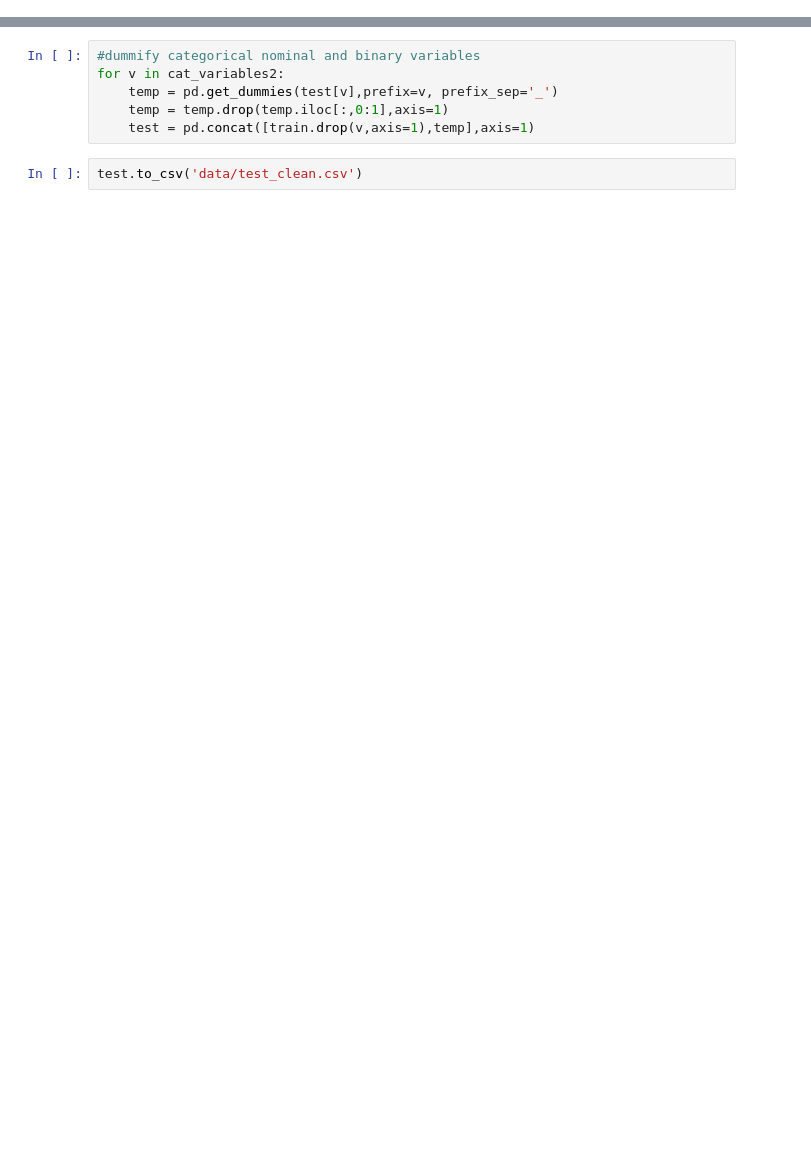
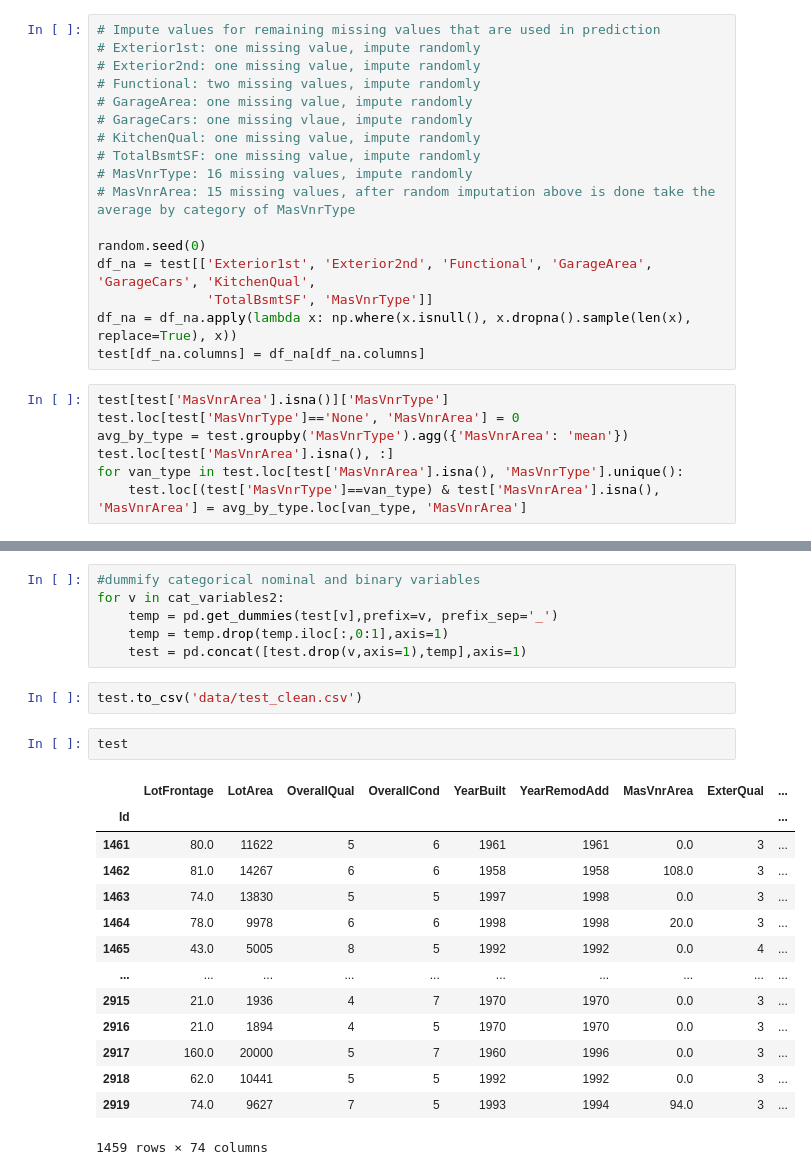
Before and after one commit to LiyiKuo/AmesHousingPricePrediction, a Jupyter notebook: CleanedTest.ipynb, the cells around one changed output, grey strips where cells are left out. Drawn from its saved outputs; the diff is of its cells as text; blank space fills up the shorter version.

```diff
--- a/CleanedTest.ipynb
+++ b/CleanedTest.ipynb
@@ -426,0 +501,24 @@ test.to_csv('data/test_clean_forest.csv')
+# %%
+# Impute values for remaining missing values that are used in prediction
+# Exterior1st: one missing value, impute randomly
+# Exterior2nd: one missing value, impute randomly
+# Functional: two missing values, impute randomly
+# GarageArea: one missing value, impute randomly
+# GarageCars: one missing vlaue, impute randomly
+# KitchenQual: one missing value, impute randomly
+# TotalBsmtSF: one missing value, impute randomly
+# MasVnrType: 16 missing values, impute randomly
+# MasVnrArea: 15 missing values, after random imputation above is done take the average by category of MasVnrType
+
+random.seed(0)
+df_na = test[['Exterior1st', 'Exterior2nd', 'Functional', 'GarageArea', 'GarageCars', 'KitchenQual',
+              'TotalBsmtSF', 'MasVnrType']]
+df_na = df_na.apply(lambda x: np.where(x.isnull(), x.dropna().sample(len(x), replace=True), x))
+test[df_na.columns] = df_na[df_na.columns]
+# %%
+test[test['MasVnrArea'].isna()]['MasVnrType']
+test.loc[test['MasVnrType']=='None', 'MasVnrArea'] = 0
+avg_by_type = test.groupby('MasVnrType').agg({'MasVnrArea': 'mean'})
+test.loc[test['MasVnrArea'].isna(), :]
+for van_type in test.loc[test['MasVnrArea'].isna(), 'MasVnrType'].unique():
+    test.loc[(test['MasVnrType']==van_type) & test['MasVnrArea'].isna(), 'MasVnrArea'] = avg_by_type.loc[van_type, 'MasVnrArea']
@@ -432,6 +550,23 @@ cat_variables2=['LotConfig','Exterior1st', 'Exterior2nd', 'Foundation','MasVnrTy
 for v in cat_variables2:
     temp = pd.get_dummies(test[v],prefix=v, prefix_sep='_')
     temp = temp.drop(temp.iloc[:,0:1],axis=1)
-    test = pd.concat([train.drop(v,axis=1),temp],axis=1)
+    test = pd.concat([test.drop(v,axis=1),temp],axis=1)
 # %%
 test.to_csv('data/test_clean.csv')
+# %%
+test
+# %% [output]
+|  | LotFrontage | LotArea | OverallQual | OverallCond | YearBuilt | YearRemodAdd | MasVnrArea | ExterQual | ... |
+| Id |  |  |  |  |  |  |  |  | ... |
+| 1461 | 80.0 | 11622 | 5 | 6 | 1961 | 1961 | 0.0 | 3 | ... |
+| 1462 | 81.0 | 14267 | 6 | 6 | 1958 | 1958 | 108.0 | 3 | ... |
+| 1463 | 74.0 | 13830 | 5 | 5 | 1997 | 1998 | 0.0 | 3 | ... |
+| 1464 | 78.0 | 9978 | 6 | 6 | 1998 | 1998 | 20.0 | 3 | ... |
+| 1465 | 43.0 | 5005 | 8 | 5 | 1992 | 1992 | 0.0 | 4 | ... |
+| ... | ... | ... | ... | ... | ... | ... | ... | ... | ... |
+| 2915 | 21.0 | 1936 | 4 | 7 | 1970 | 1970 | 0.0 | 3 | ... |
+| 2916 | 21.0 | 1894 | 4 | 5 | 1970 | 1970 | 0.0 | 3 | ... |
+| 2917 | 160.0 | 20000 | 5 | 7 | 1960 | 1996 | 0.0 | 3 | ... |
+| 2918 | 62.0 | 10441 | 5 | 5 | 1992 | 1992 | 0.0 | 3 | ... |
+| 2919 | 74.0 | 9627 | 7 | 5 | 1993 | 1994 | 94.0 | 3 | ... |
+1459 rows × 74 columns
```
Also changed, not shown: parts of 15 cells of this notebook, 4 other files.
